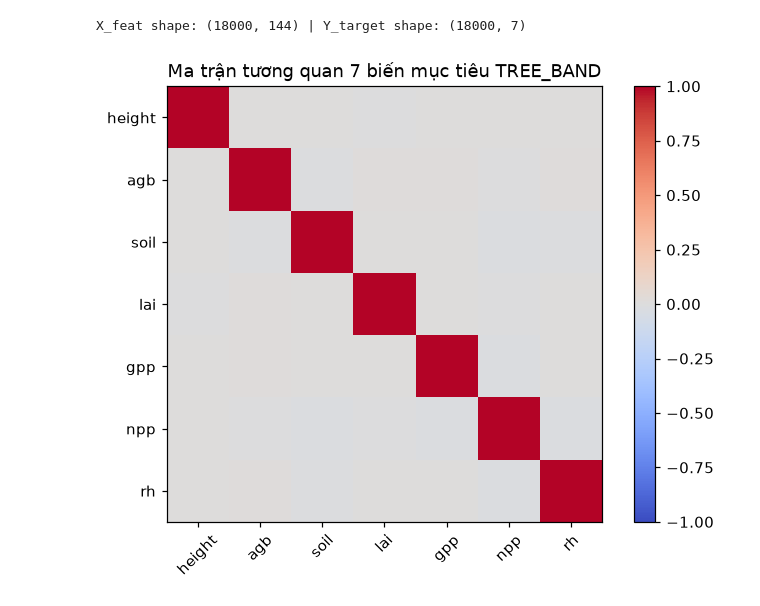
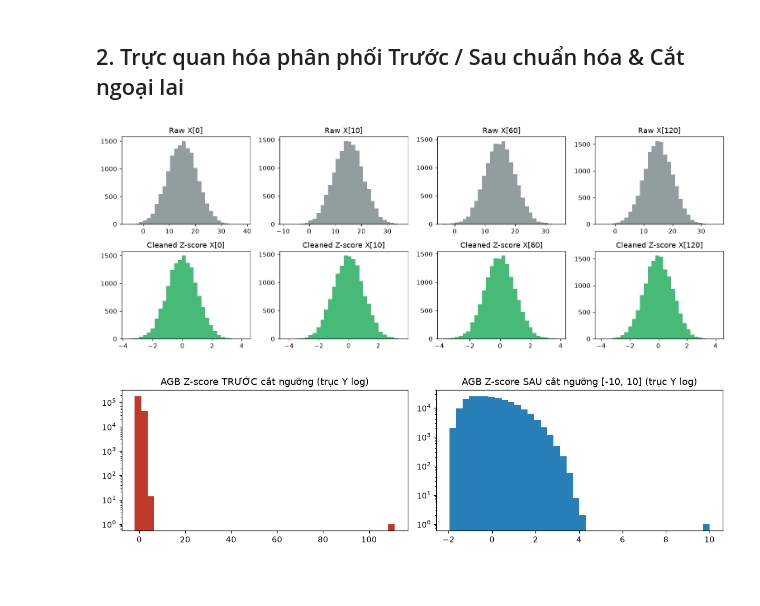
Before and after one commit to lhplO5/project-khdl, a Jupyter notebook: notebooks/eda_and_cleaning.ipynb, the cells around one changed output. Saved outputs shown, nothing was run; the diff lists cells and outputs as text; code cells hidden in the pictures; blank space fills up the shorter version.

```diff
--- a/notebooks/eda_and_cleaning.ipynb
+++ b/notebooks/eda_and_cleaning.ipynb
@@ -45,17 +64,28 @@ plt.show()
-# %%
-# Xây dựng tập đặc trưng one-step-ahead (144 -> 7) và phân tích tương quan 7 biến mục tiêu
-X_feat, Y_target = build_one_step_dataset(x_clean, y_clean, ages=AGES)
-print(f"X_feat shape: {X_feat.shape} | Y_target shape: {Y_target.shape}")
-
-corr = pd.DataFrame(Y_target, columns=TREE_BAND).corr()
-fig, ax = plt.subplots(figsize=(6.5, 5))
-im = ax.imshow(corr.values, cmap="coolwarm", vmin=-1, vmax=1)
-ax.set_xticks(range(len(TREE_BAND))); ax.set_xticklabels(TREE_BAND, rotation=45)
-ax.set_yticks(range(len(TREE_BAND))); ax.set_yticklabels(TREE_BAND)
-ax.set_title("Ma trận tương quan 7 biến mục tiêu TREE_BAND")
-fig.colorbar(im, ax=ax, fraction=0.046)
-plt.tight_layout()
-plt.show()
-# %% [output]
-X_feat shape: (18000, 144) | Y_target shape: (18000, 7)
-[figure, removed]
+# %% [markdown]
+## 2. Trực quan hóa phân phối Trước / Sau chuẩn hóa & Cắt ngoại lai
+# %%
+channels = [0, 10, 60, 120]
+fig, axes = plt.subplots(2, 4, figsize=(14, 5.2))
+for col_i, ch in enumerate(channels):
+    raw_v = data["x_train"][..., ch].ravel()
+    raw_v = raw_v[np.isfinite(raw_v)]
+    axes[0, col_i].hist(raw_v, bins=30, color="#7f8c8d", alpha=0.85)
+    axes[0, col_i].set_title(f"Raw X[{ch}]")
+
+    axes[1, col_i].hist(x_clean[..., ch].ravel(), bins=30, color="#27ae60", alpha=0.85)
+    axes[1, col_i].set_title(f"Cleaned Z-score X[{ch}]")
+plt.tight_layout()
+plt.show()
+
+# Kiểm chứng cắt ngoại lai cực đoan trên biến agb
+agb_idx = TREE_BAND.index("agb")
+fig, axes = plt.subplots(1, 2, figsize=(11, 3.2))
+axes[0].hist(y_norm[..., agb_idx].ravel(), bins=40, color="#c0392b", log=True)
+axes[0].set_title("AGB Z-score TRƯỚC cắt ngưỡng (trục Y log)")
+axes[1].hist(y_clean[..., agb_idx].ravel(), bins=40, color="#2980b9", log=True)
+axes[1].set_title("AGB Z-score SAU cắt ngưỡng [-10, 10] (trục Y log)")
+plt.tight_layout()
+plt.show()
+# %% [output]
+[figure, added]
+[figure, added]
```
Also changed, not shown: parts of 13 cells of this notebook, 5 other files.
